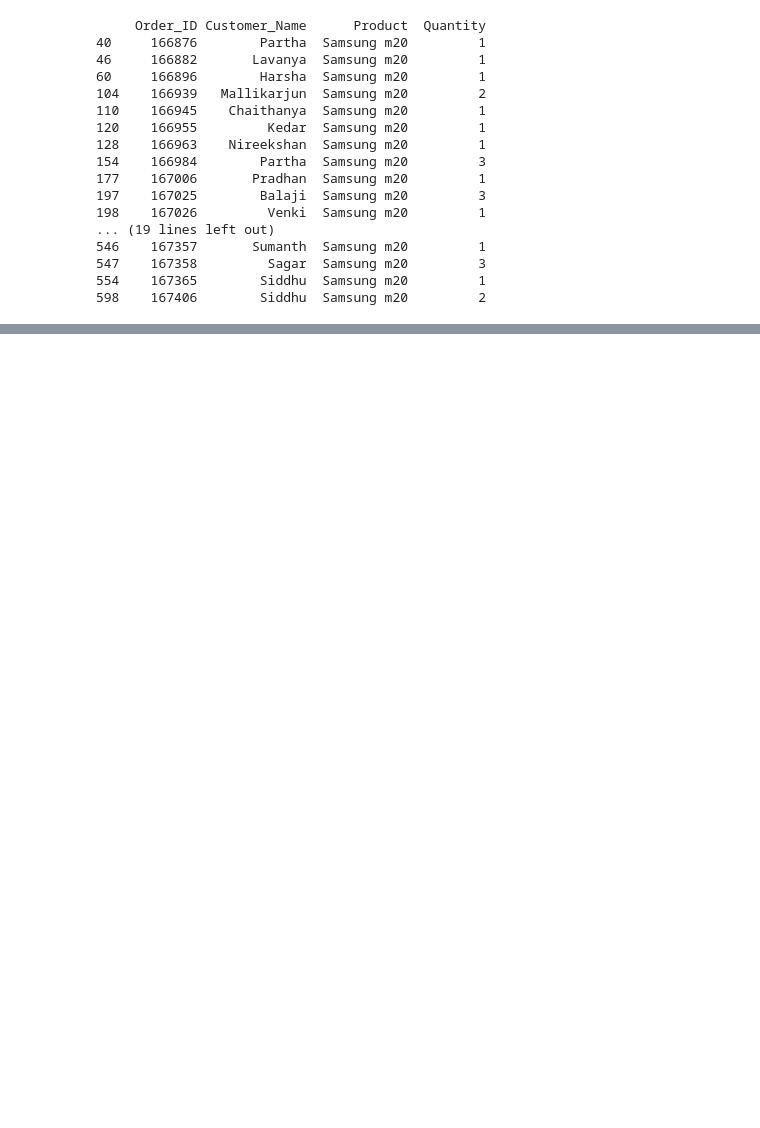
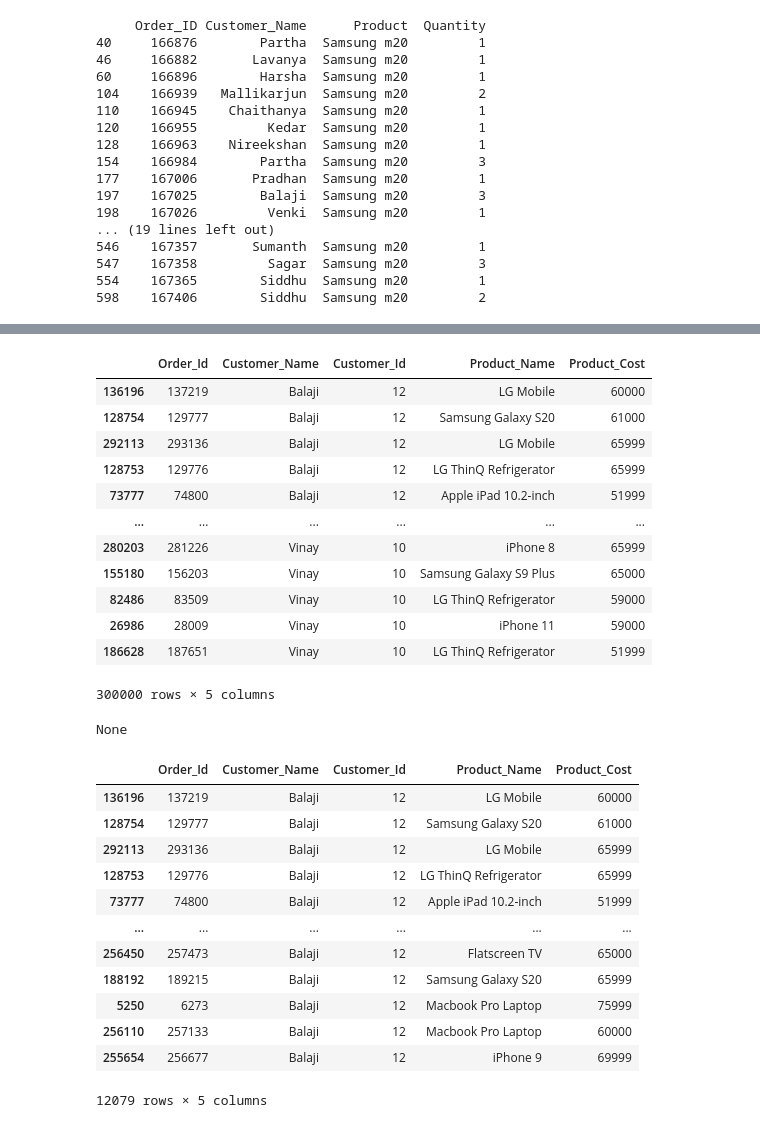
Before and after one commit to yash144-code/daily-python-work, a Jupyter notebook: data_science.ipynb, the cells around one changed output, grey strips where cells are left out. Cells and saved outputs as stored; diff of their text form; code cells hidden in the pictures; blank space fills up the shorter version.

```diff
--- a/data_science.ipynb
+++ b/data_science.ipynb
@@ -3946,0 +4349,36 @@ print(df[purchased])
+# %%
+import pandas as pd
+df = pd.read_csv("sales4.csv")
+df2 = df.sort_values(by = 'Customer_Name')
+print(display(df2))
+bal = df2['Customer_Name']== 'Balaji'
+df3 = df2.loc[bal]
+display(df3)
+# %% [output]
+|  | Order_Id | Customer_Name | Customer_Id | Product_Name | Product_Cost |
+| 136196 | 137219 | Balaji | 12 | LG Mobile | 60000 |
+| 128754 | 129777 | Balaji | 12 | Samsung Galaxy S20 | 61000 |
+| 292113 | 293136 | Balaji | 12 | LG Mobile | 65999 |
+| 128753 | 129776 | Balaji | 12 | LG ThinQ Refrigerator | 65999 |
+| 73777 | 74800 | Balaji | 12 | Apple iPad 10.2-inch | 51999 |
+| ... | ... | ... | ... | ... | ... |
+| 280203 | 281226 | Vinay | 10 | iPhone 8 | 65999 |
+| 155180 | 156203 | Vinay | 10 | Samsung Galaxy S9 Plus | 65000 |
+| 82486 | 83509 | Vinay | 10 | LG ThinQ Refrigerator | 59000 |
+| 26986 | 28009 | Vinay | 10 | iPhone 11 | 59000 |
+| 186628 | 187651 | Vinay | 10 | LG ThinQ Refrigerator | 51999 |
+300000 rows × 5 columns
+None
+|  | Order_Id | Customer_Name | Customer_Id | Product_Name | Product_Cost |
+| 136196 | 137219 | Balaji | 12 | LG Mobile | 60000 |
+| 128754 | 129777 | Balaji | 12 | Samsung Galaxy S20 | 61000 |
+| 292113 | 293136 | Balaji | 12 | LG Mobile | 65999 |
+| 128753 | 129776 | Balaji | 12 | LG ThinQ Refrigerator | 65999 |
+| 73777 | 74800 | Balaji | 12 | Apple iPad 10.2-inch | 51999 |
+| ... | ... | ... | ... | ... | ... |
+| 256450 | 257473 | Balaji | 12 | Flatscreen TV | 65000 |
+| 188192 | 189215 | Balaji | 12 | Samsung Galaxy S20 | 65999 |
+| 5250 | 6273 | Balaji | 12 | Macbook Pro Laptop | 75999 |
+| 256110 | 257133 | Balaji | 12 | Macbook Pro Laptop | 60000 |
+| 255654 | 256677 | Balaji | 12 | iPhone 9 | 69999 |
+12079 rows × 5 columns
```
Also changed, not shown: parts of 23 cells of this notebook.
